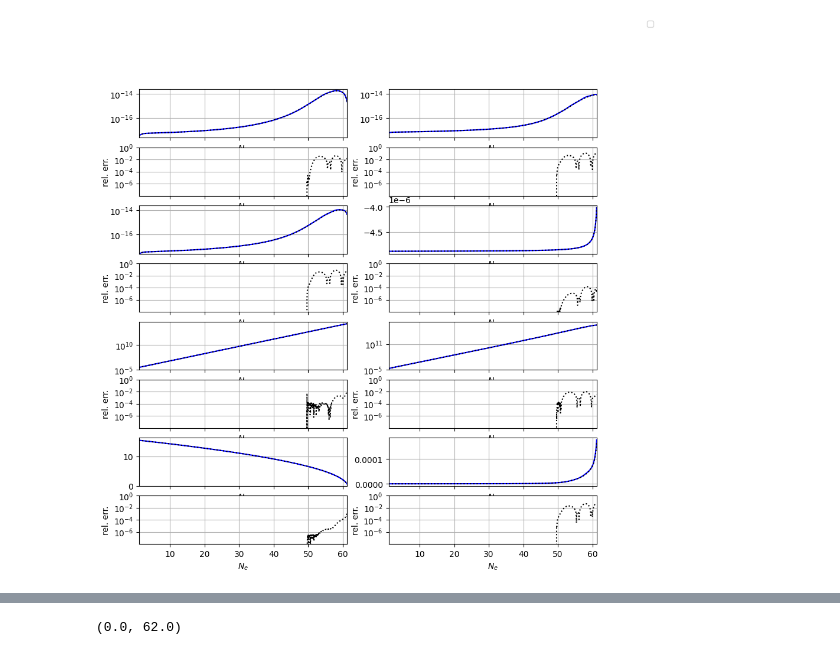
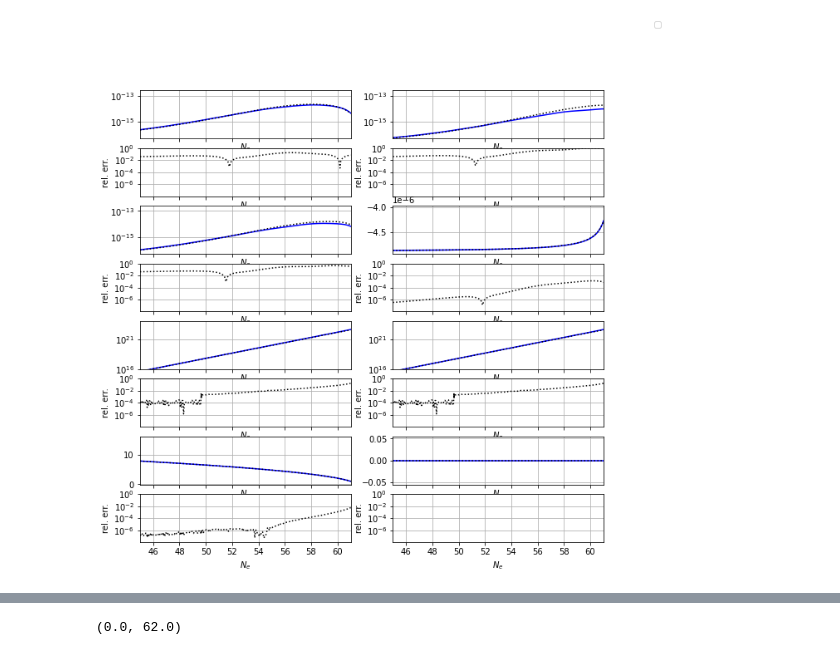
Before and after one commit to richard-von-eckardstein/GEFF, a Jupyter notebook: CompareTwoRuns.ipynb, the cells around one changed output, grey strips where cells are left out. Saved outputs shown, nothing was run; the diff lists cells and outputs as text; code cells hidden in the pictures.

```diff
--- a/CompareTwoRuns.ipynb
+++ b/CompareTwoRuns.ipynb
@@ -28,10 +28,11 @@ H = GEF(alpha, beta, Mpl, ini, M, ntr, SE, AltDamp=2, approx=True)
 # %%
 omega=H.H0
 
-file = "Out/GEF_Beta25.0_SE-1.0_KDep_0it_DampCorrv2.dat"
+file = "Out/GEF_Beta25.0_SE-1.0_AltDamp_v4.dat"#1.0_KDep_0it_DampCorrv2.dat"
 input_df = pd.read_table(file, sep=",")
 data = dict(zip(input_df.columns[1:],input_df.values[1:,1:].T))
 
+tR = data["t"]
 NR = data["N"]
 xiR = data["xi"]
 xieffR = data["xieff"]
@@ -43,16 +44,19 @@ rhoChiR = data["rhoChi"]*omega**4
 ER = data["E"]*omega**4
 BR = data["B"]*omega**4
 GR = abs(data["G"])*omega**4
-sER = data["sigmaE"]*omega
+sER = data["sigmaB"]*omega
 khR = data["kh"]*omega
 kSR = data["kS"]*omega
+khOR = data["kh"]*omega
+khER = data["kh"]*omega
 # %%
 omega=H.H0
 
-file = "Out/GEF_Beta25.0_SE-1.0_KDep_2it_DampCorrv2.dat"
+file = "Out/GEF_Beta25.0_SE-1.0_KDep_2it_DampCorr.dat"
 input_df = pd.read_table(file, sep=",")
 data = dict(zip(input_df.columns[1:],input_df.values[1:,1:].T))
 
+tS = data["t"]
 NS = data["N"]
 xiS = data["xi"]
 xieffS = data["xieff"]
@@ -64,9 +68,9 @@ rhoChiS = data["rhoChi"]*omega**4
 ES = data["E"]*omega**4
 BS = data["B"]*omega**4
 GS = abs(data["G"])*omega**4
-sES = data["sigmaE"]*omega
+sES = data["sigmaB"]*omega
 khS = data["kh"]*omega
-kSS = data["kS"]*omega
+kSS = data["kh"]*omega
 # %%
 fig, ax = plt.subplots(8,2, figsize=(10,10), sharex=True)
 
@@ -89,39 +93,38 @@ ax[4,0].set_yscale("log")
 ax[4,1].plot(NS, kSS, "b")
 PlotComp(ax[4,1], ax[5,1], NR, kSR, NS, kSS, col="k:")
 ax[4,1].set_yscale("log")
 
 ax[6,0].plot(NS, phiS, "b")
 PlotComp(ax[6,0], ax[7,0], NR, phiR, NS, phiS, col="k:")
 ax[6,1].plot(NS, sES, "b")
 PlotComp(ax[6,1], ax[7,1], NR, sER, NS, sES, col="k:")
 
 lines_labels = [ax[0,0].get_legend_handles_labels()]
 lines, labels = [sum(lol, []) for lol in zip(*lines_labels)]
 fig.legend(lines, labels)
 
 """ax[0,0].set_ylim(-0.5,10)
 ax[2,0].set_ylim(-4.5e-6,1e-6)
 ax[4,0].set_ylim(-20,20)
 ax[4,0].set_ylim(1e7, 2e18)"""
 
-#ax[0,1].set_ylim(1e13, 1e23)
-ax[0,0].set_ylim(2.5e-18, 2.5e-14)
-ax[0,1].set_ylim(2.5e-18, 2.5e-14)
-ax[2,0].set_ylim(2.5e-18, 2.5e-14)
+ax[0,0].set_ylim(5e-17, 2.5e-13)#2.5e-18, 1e-13)
+ax[0,1].set_ylim(5e-17, 2.5e-13)#2.5e-18, 1e-13)
+ax[2,0].set_ylim(5e-17, 2.5e-13)#2.5e-18, 1e-13)
 #ax[2,1].set_ylim(1e-17, 2.5e-13)
-ax[4,0].set_ylim(1e-5, 1e24)
-ax[4,1].set_ylim(1e-5, 8e24)
+ax[4,0].set_ylim(1e16,1e24)#1e-5, 1e24)
+ax[4,1].set_ylim(1e16,1e24)#1e-5, 8e24)
 
 for i in range(4):
     for j in range(2):
         ax[2*i+1,j].set_ylim(1e-8, 1e0)
         ax[2*i+1,j].set_yticks(10**(-1.*np.arange(0, 8, 2)))
 
 for ax in fig.axes:
     ax.grid(True)
     ax.set_xlim(1., max([*NS, *NR]))
-    #ax.set_xlim(48.5, 50.5)
+    ax.set_xlim(45, 61)
 plt.show()
 # %% [output]
-[figure, old version]
+[figure, new version]
 # %%
```
Also changed, not shown: parts of 1 cell of this notebook, 2 other files.
